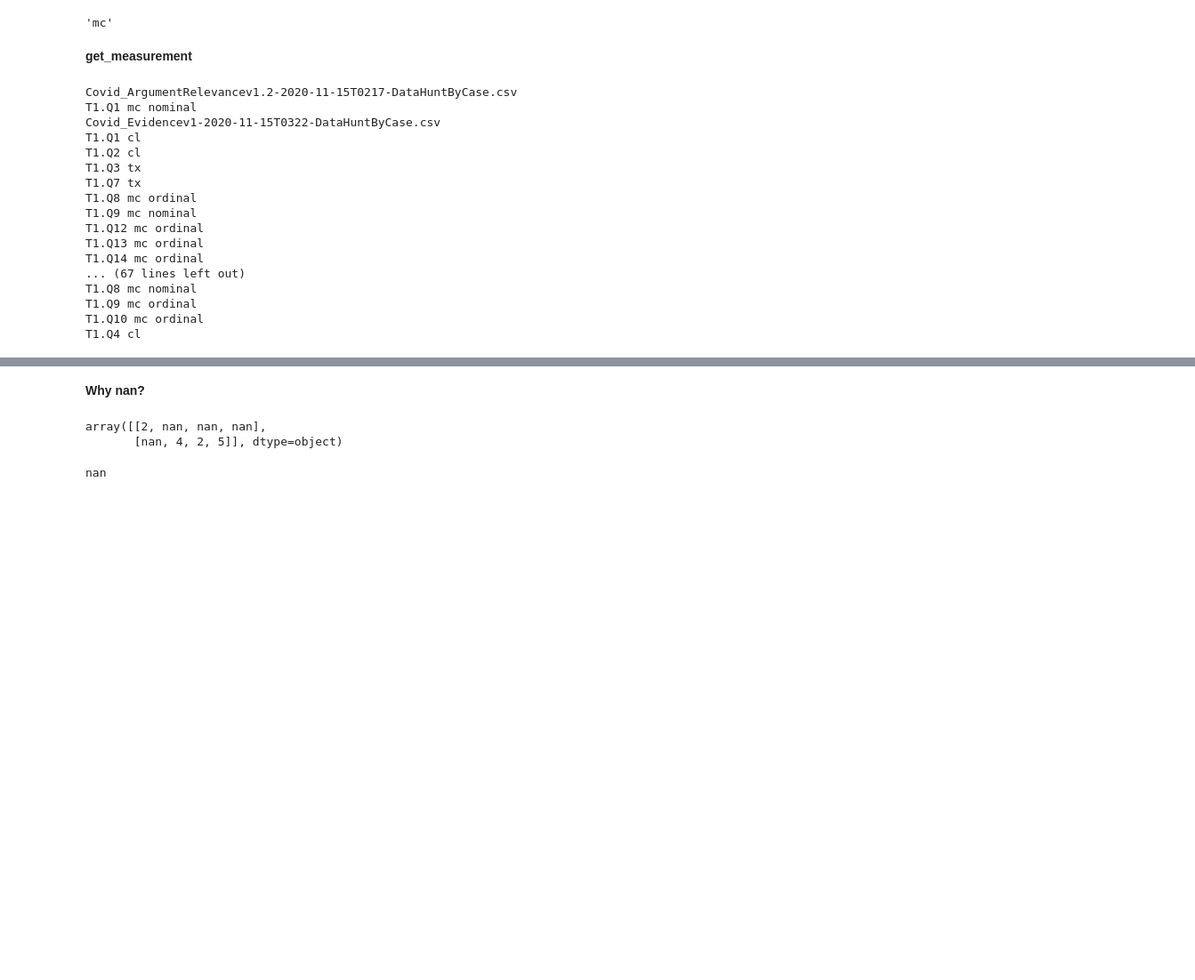
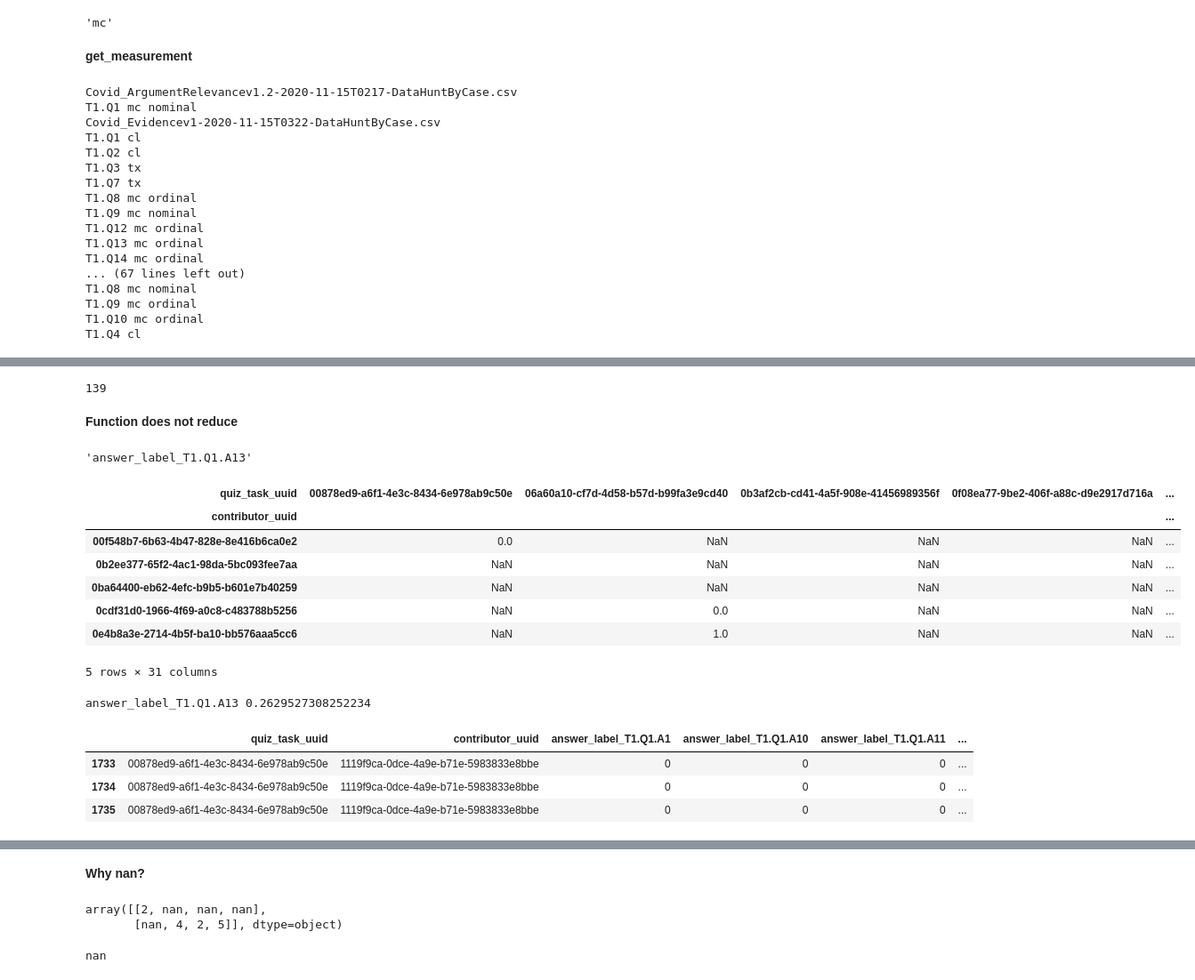
Before and after one commit to Hegelim/PE-Validation-Fall-20, a Jupyter notebook: Test.ipynb, the cells around one changed output, grey strips where cells are left out. Shown at 89% size. Saved outputs shown, nothing was run; the diff lists cells and outputs as text; code cells hidden in the pictures; blank space fills up the shorter version.

```diff
--- a/Test.ipynb
+++ b/Test.ipynb
@@ -80,0 +220,12 @@ T1.Q4 cl 0.739735536357749
+# %%
+df = pd.read_csv("Specialists DataHuntByCase/Covid_Evidencev1-2020-11-15T0322-DataHuntByCase.csv")
+df = df[df["question_label"] == 'T1.Q8']
+cols = ["quiz_task_uuid", "contributor_uuid", "question_label", "answer_label"]
+df = df.reindex(columns=cols)
+df = pd.pivot_table(df, values='answer_label', index='contributor_uuid', columns='quiz_task_uuid', aggfunc=select)
+# to numpy array
+array = df.to_numpy()
+# convert string to int
+array = to_int(array)
+# return the array
+display(array)
@@ -80,0 +250,62 @@ T1.Q4 cl 0.739735536357749
+# %%
+count_pairable(array)
+# %% [output]
+139
+# %% [markdown]
+**Function does not reduce**
+# %%
+df = pd.read_csv("Specialists DataHuntByCase/Covid_Languagev1.1-2020-11-15T0327-DataHuntByCase.csv")
+df = df[df["question_label"] == 'T1.Q1']
+cols = ["quiz_task_uuid", "contributor_uuid", "answer_label"]
+df = df.reindex(columns=cols)
+# how many answer_labels are there
+# answers - 'answer_label_T1.Q1.A1'
+answers = ['answer_label_' + answer for answer in df["answer_label"].unique()]
+if answers == []:
+    print(question)
+# one-hot-encode
+df = pd.get_dummies(df, columns = ["answer_label"])
+# issue - one contributor will have multiple rows
+# combine
+# iterate through columns
+for col in answers:
+    cur_col = ["quiz_task_uuid", "contributor_uuid", "question_label"] + [col]
+    df_slice = df.reindex(columns=cur_col).copy()
+    try:
+        df_slice = pd.pivot_table(df_slice, values=col, index="contributor_uuid",
+                                  columns='quiz_task_uuid', aggfunc=lambda x: list(x)[0])
+        display(col)
+        display(df_slice.head())
+        array = df_slice.to_numpy()
+        value = alpha(reliability_data=array, level_of_measurement="nominal")
+        print(col, value)
+        break
+    except Exception as e:
+        print(e)
+# %% [output]
+'answer_label_T1.Q1.A13'
+| quiz_task_uuid | 00878ed9-a6f1-4e3c-8434-6e978ab9c50e | 06a60a10-cf7d-4d58-b57d-b99fa3e9cd40 | 0b3af2cb-cd41-4a5f-908e-41456989356f | 0f08ea77-9be2-406f-a88c-d9e2917d716a | ... |
+| contributor_uuid |  |  |  |  | ... |
+| 00f548b7-6b63-4b47-828e-8e416b6ca0e2 | 0.0 | NaN | NaN | NaN | ... |
+| 0b2ee377-65f2-4ac1-98da-5bc093fee7aa | NaN | NaN | NaN | NaN | ... |
+| 0ba64400-eb62-4efc-b9b5-b601e7b40259 | NaN | NaN | NaN | NaN | ... |
+| 0cdf31d0-1966-4f69-a0c8-c483788b5256 | NaN | 0.0 | NaN | NaN | ... |
+| 0e4b8a3e-2714-4b5f-ba10-bb576aaa5cc6 | NaN | 1.0 | NaN | NaN | ... |
+5 rows × 31 columns
+answer_label_T1.Q1.A13 0.2629527308252234
+# %%
+df = pd.read_csv("Specialists DataHuntByCase/Covid_Languagev1.1-2020-11-15T0327-DataHuntByCase.csv")
+df = df[df["question_label"] == 'T1.Q1']
+cols = ["quiz_task_uuid", "contributor_uuid", "answer_label"]
+df = df.reindex(columns=cols)
+# how many answer_labels are there
+# answers - 'answer_label_T1.Q1.A1'
+answers = ['answer_label_' + answer for answer in df["answer_label"].unique()]
+df = pd.get_dummies(df, columns = ["answer_label"])
+df[(df["contributor_uuid"] == "1119f9ca-0dce-4a9e-b71e-5983833e8bbe") &
+   (df['quiz_task_uuid'] == "00878ed9-a6f1-4e3c-8434-6e978ab9c50e")]
+# %% [output]
+|  | quiz_task_uuid | contributor_uuid | answer_label_T1.Q1.A1 | answer_label_T1.Q1.A10 | answer_label_T1.Q1.A11 | ... |
+| 1733 | 00878ed9-a6f1-4e3c-8434-6e978ab9c50e | 1119f9ca-0dce-4a9e-b71e-5983833e8bbe | 0 | 0 | 0 | ... |
+| 1734 | 00878ed9-a6f1-4e3c-8434-6e978ab9c50e | 1119f9ca-0dce-4a9e-b71e-5983833e8bbe | 0 | 0 | 0 | ... |
+| 1735 | 00878ed9-a6f1-4e3c-8434-6e978ab9c50e | 1119f9ca-0dce-4a9e-b71e-5983833e8bbe | 0 | 0 | 0 | ... |
```
Also changed, not shown: parts of 13 cells of this notebook, 9 other files.
